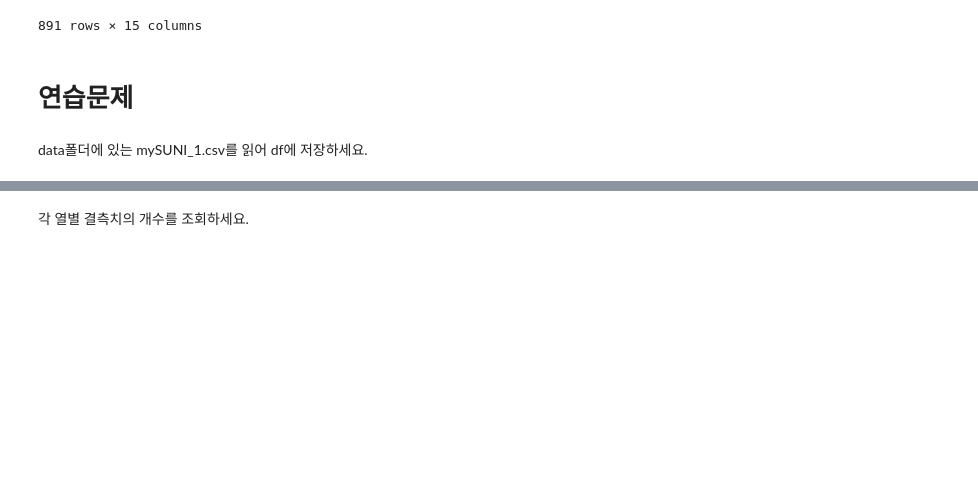
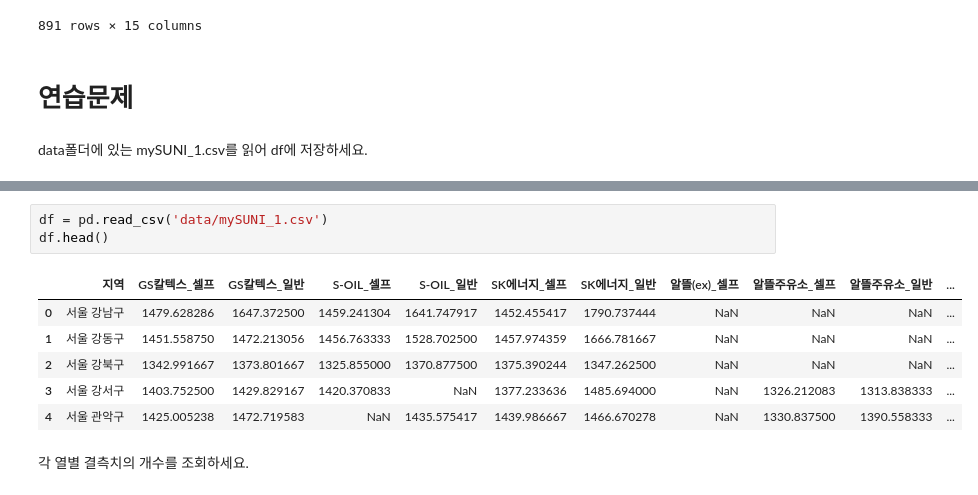
Before and after one commit to skyworld19/ds-school-advanced, a Jupyter notebook: 05_pandas_복제_결측치_LAB.ipynb, the cells around one changed output, grey strips where cells are left out. Cells and saved outputs as stored; diff of their text form; blank space fills up the shorter version.

```diff
--- a/05_pandas_복제_결측치_LAB.ipynb
+++ b/05_pandas_복제_결측치_LAB.ipynb
@@ -496,3 +496,13 @@ df = pd.read_csv()
+# %%
+df = pd.read_csv('data/mySUNI_1.csv')
+df.head()
+# %% [output]
+|  | 지역 | GS칼텍스_셀프 | GS칼텍스_일반 | S-OIL_셀프 | S-OIL_일반 | SK에너지_셀프 | SK에너지_일반 | 알뜰(ex)_셀프 | 알뜰주유소_셀프 | 알뜰주유소_일반 | ... |
+| 0 | 서울 강남구 | 1479.628286 | 1647.372500 | 1459.241304 | 1641.747917 | 1452.455417 | 1790.737444 | NaN | NaN | NaN | ... |
+| 1 | 서울 강동구 | 1451.558750 | 1472.213056 | 1456.763333 | 1528.702500 | 1457.974359 | 1666.781667 | NaN | NaN | NaN | ... |
+| 2 | 서울 강북구 | 1342.991667 | 1373.801667 | 1325.855000 | 1370.877500 | 1375.390244 | 1347.262500 | NaN | NaN | NaN | ... |
+| 3 | 서울 강서구 | 1403.752500 | 1429.829167 | 1420.370833 | NaN | 1377.233636 | 1485.694000 | NaN | 1326.212083 | 1313.838333 | ... |
+| 4 | 서울 관악구 | 1425.005238 | 1472.719583 | NaN | 1435.575417 | 1439.986667 | 1466.670278 | NaN | 1330.837500 | 1390.558333 | ... |
 # %% [markdown]
 각 열별 결측치의 개수를 조회하세요.
 # %%
```
Also changed, not shown: parts of 8 cells of this notebook.
